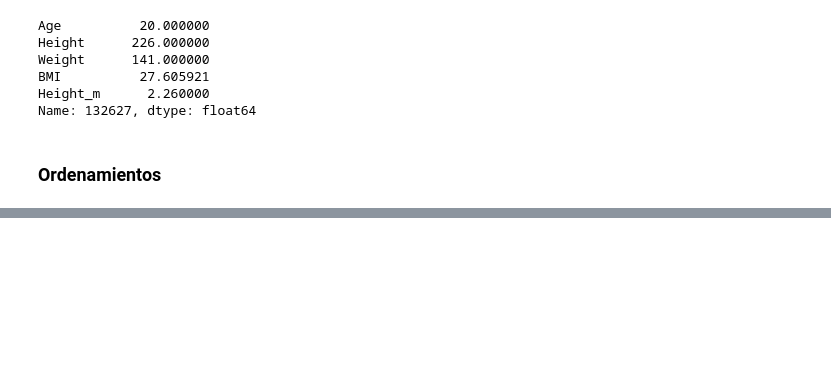
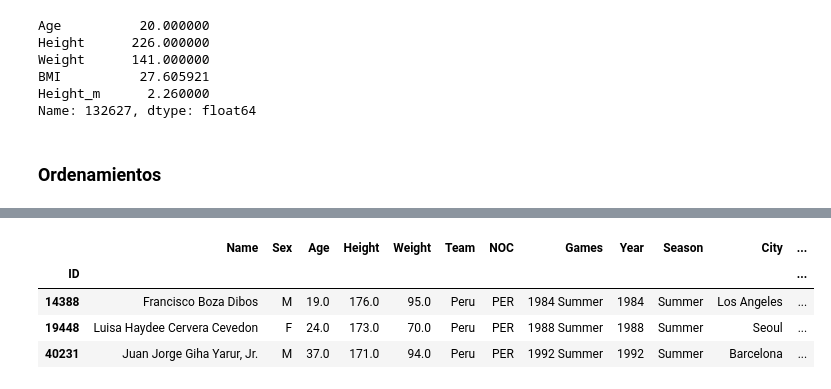
Before and after one commit to oscargbocanegra/learning, a Jupyter notebook: MachineLearning/c-udemy-analisis-datos-python-3/notebooks/04-manipulacion-datos-pandas.ipynb, the cells around one changed output, grey strips where cells are left out. Cells and saved outputs as stored; diff of their text form; code cells hidden in the pictures; blank space fills up the shorter version.

```diff
--- a/MachineLearning/c-udemy-analisis-datos-python-3/notebooks/04-manipulacion-datos-pandas.ipynb
+++ b/MachineLearning/c-udemy-analisis-datos-python-3/notebooks/04-manipulacion-datos-pandas.ipynb
@@ -818,0 +842,9 @@ olympics_gold.sort_values(by= ['Age', 'NOC'], ascending = [True, False]).head(10
+# %%
+# Eliminando valores duplicados a partir de un subconjunto de columnas que se le indican a la funcion.
+c
+# %% [output]
+|  | Name | Sex | Age | Height | Weight | Team | NOC | Games | Year | Season | City | ... |
+| ID |  |  |  |  |  |  |  |  |  |  |  | ... |
+| 14388 | Francisco Boza Dibos | M | 19.0 | 176.0 | 95.0 | Peru | PER | 1984 Summer | 1984 | Summer | Los Angeles | ... |
+| 19448 | Luisa Haydee Cervera Cevedon | F | 24.0 | 173.0 | 70.0 | Peru | PER | 1988 Summer | 1988 | Summer | Seoul | ... |
+| 40231 | Juan Jorge Giha Yarur, Jr. | M | 37.0 | 171.0 | 94.0 | Peru | PER | 1992 Summer | 1992 | Summer | Barcelona | ... |
```
Also changed, not shown: parts of 6 cells of this notebook.
